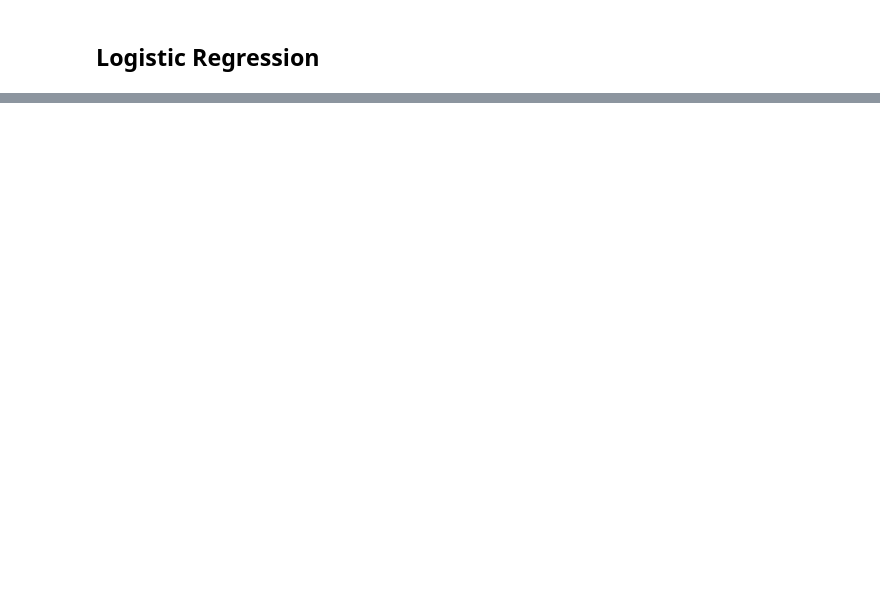
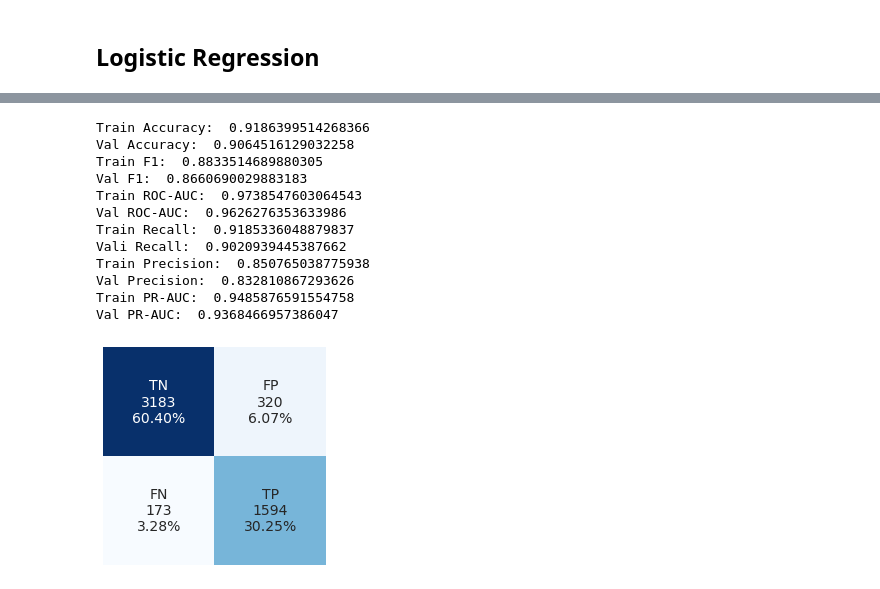
Before and after one commit to datascisteven/Automated-Hate-Tweet-Detection, a Jupyter notebook: notebooks/balanced_modeling.ipynb, the cells around one changed output, grey strips where cells are left out. Saved outputs shown, nothing was run; the diff lists cells and outputs as text; code cells hidden in the pictures; blank space fills up the shorter version.

```diff
--- a/notebooks/balanced_modeling.ipynb
+++ b/notebooks/balanced_modeling.ipynb
@@ -169,0 +150,22 @@ TypeError: Parameter doc_words of infer_vector() must be a list of strings (not
+# %%
+abc = AdaBoostClassifier(
+    DecisionTreeClassifier(max_depth=1),
+    n_estimators=200
+    ).fit(tfidf_tr, y_tr)
+y_pr_abc_tr = abc.predict(tfidf_tr)
+y_pr_abc_val = abc.predict(tfidf_val)
+get_metrics(tfidf_tr, y_tr, tfidf_val, y_val, y_pr_abc_tr, y_pr_abc_val, abc)
+# %% [output]
+Train Accuracy:  0.9186399514268366
+Val Accuracy:  0.9064516129032258
+Train F1:  0.8833514689880305
+Val F1:  0.8660690029883183
+Train ROC-AUC:  0.9738547603064543
+Val ROC-AUC:  0.9626276353633986
+Train Recall:  0.9185336048879837
+Vali Recall:  0.9020939445387662
+Train Precision:  0.850765038775938
+Val Precision:  0.832810867293626
+Train PR-AUC:  0.9485876591554758
+Val PR-AUC:  0.9368466957386047
+[figure, added]
```
Also changed, not shown: parts of 38 cells of this notebook, 9 other files.
